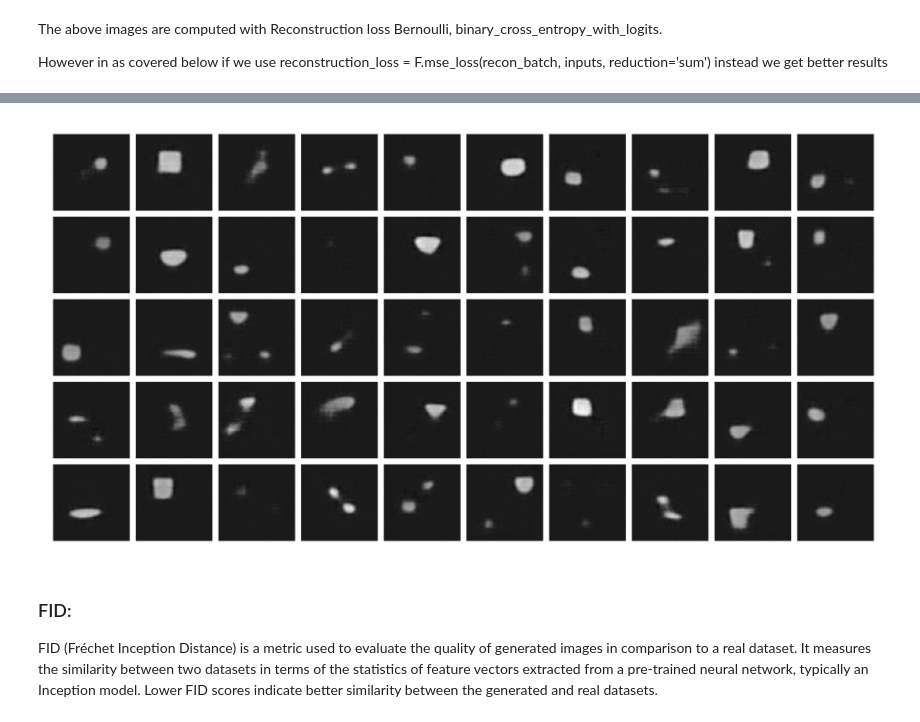
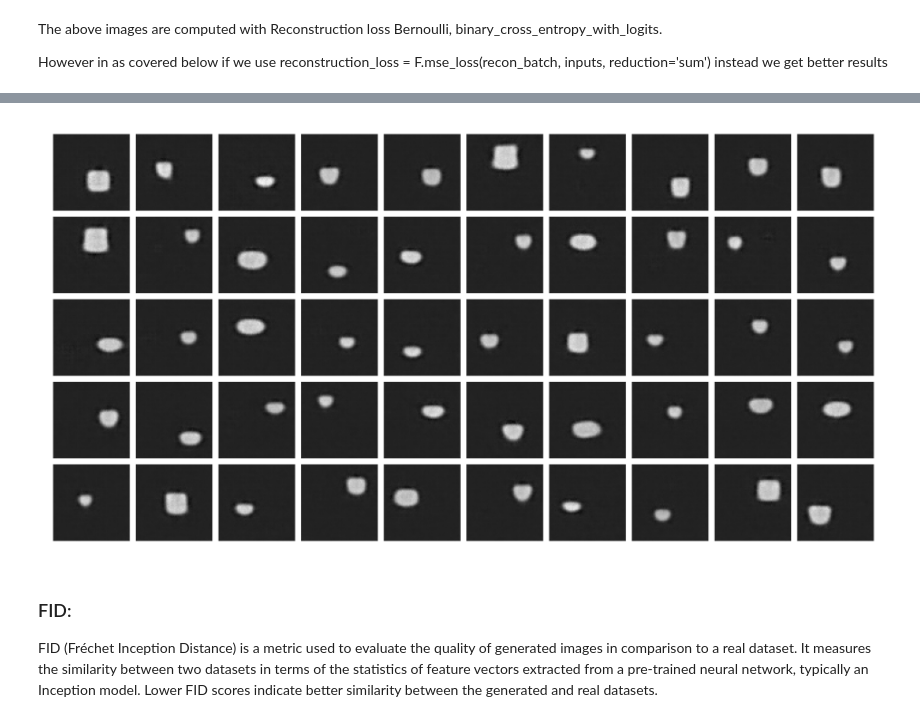
Before and after one commit to pooyaaf/Neural-Networks-Deep-Learning, a Jupyter notebook: Homework/HomeWork6/NNDL_HW6/Q1/Question_1_ControlVAE.ipynb, the cells around one changed output, grey strips where cells are left out. Drawn from its saved outputs; the diff is of its cells as text; code cells hidden in the pictures.

```diff
--- a/Homework/HomeWork6/NNDL_HW6/Q1/Question_1_ControlVAE.ipynb
+++ b/Homework/HomeWork6/NNDL_HW6/Q1/Question_1_ControlVAE.ipynb
@@ -922,16 +310,24 @@ instead we get better results
 # %%
-beta_vae_h = BetaVAE_H(z_dim=10, nc=1)
+
 optimizer = optim.Adam(beta_vae_h.parameters(), lr=0.0001, betas=(0.90, 0.99))
 
 from torch.optim.lr_scheduler import ReduceLROnPlateau
 
 scheduler = ReduceLROnPlateau(optimizer, mode='min', factor=0.5, patience=3, verbose=True)
 
-for epoch in range(10):
+total_loss_list = []
+reconstruction_loss_list = []
+kl_divergence_list = []
+
+epochs = 10
+
+for epoch in range(epochs):
     beta_vae_h.train()
 
     total_loss = 0.0
     total_batches = 0
+    reconstruction_loss_sum = 0.0
+    kl_divergence_sum = 0.0
 
     for data in train_loader:
         inputs = data
@@ -958,7 +354,13 @@ for epoch in range(10):
 
         total_loss += loss.item()
         total_batches += 1
+        reconstruction_loss_sum += reconstruction_loss.item()
+        kl_divergence_sum += kl_divergence.item()
 
     average_loss = total_loss / total_batches
+    total_loss_list.append(average_loss)
+    reconstruction_loss_list.append(reconstruction_loss_sum / total_batches)
+    kl_divergence_list.append(kl_divergence_sum / total_batches)
+
     print("Epoch {}, Average Loss: {:.4f}".format(epoch + 1, average_loss))
 # %% [output]
@@ -975,20 +413,39 @@ Epoch 10, Average Loss: 34.8557
 # %%
 import matplotlib.pyplot as plt
 import torchvision.utils as vutils
 
+# Set the model to evaluation mode
 beta_vae_h.eval()
 
+
+# Pass the original image through the model to generate the reconstructed image
+generated_images = []
 with torch.no_grad():
-    random_samples = torch.randn(5 * 10, 10)  # 5 rows, 10 columns
-    generated_images = beta_vae_h.decoder(random_samples).view(-1, 1, 64, 64)
+    cnt = 50
+    for data in train_loader:
+      for i in range(32):
+        original_image = data[i]
+        distributions = beta_vae_h._encode(original_image)
+        mu = distributions[:, :beta_vae_h.z_dim]
+        logvar = distributions[:, beta_vae_h.z_dim:]
+        z = reparametrize(mu, logvar)
+        generated_image = beta_vae_h._decode(z)
+        generated_images.append(generated_image.squeeze(0))
+        cnt -= 1
+        if cnt <= 0:
+          break
+      if cnt <= 0:
+          break
 
+
+# Generated image
 plt.figure(figsize=(12, 6))
 grid = vutils.make_grid(generated_images, nrow=10, normalize=True, padding=5, pad_value=1.0)
 plt.imshow(grid.permute(1, 2, 0), cmap='gray')
 plt.axis('off')
 plt.show()
 # %% [output]
-[figure, old version]
+[figure, new version]
 # %% [markdown]
 ### FID:
 FID (Fréchet Inception Distance) is a metric used to evaluate the quality of generated images in comparison to a real dataset. It measures the similarity between two datasets in terms of the statistics of feature vectors extracted from a pre-trained neural network, typically an Inception model. Lower FID scores indicate better similarity between the generated and real datasets.
```
Also changed, not shown: parts of 26 cells of this notebook.
